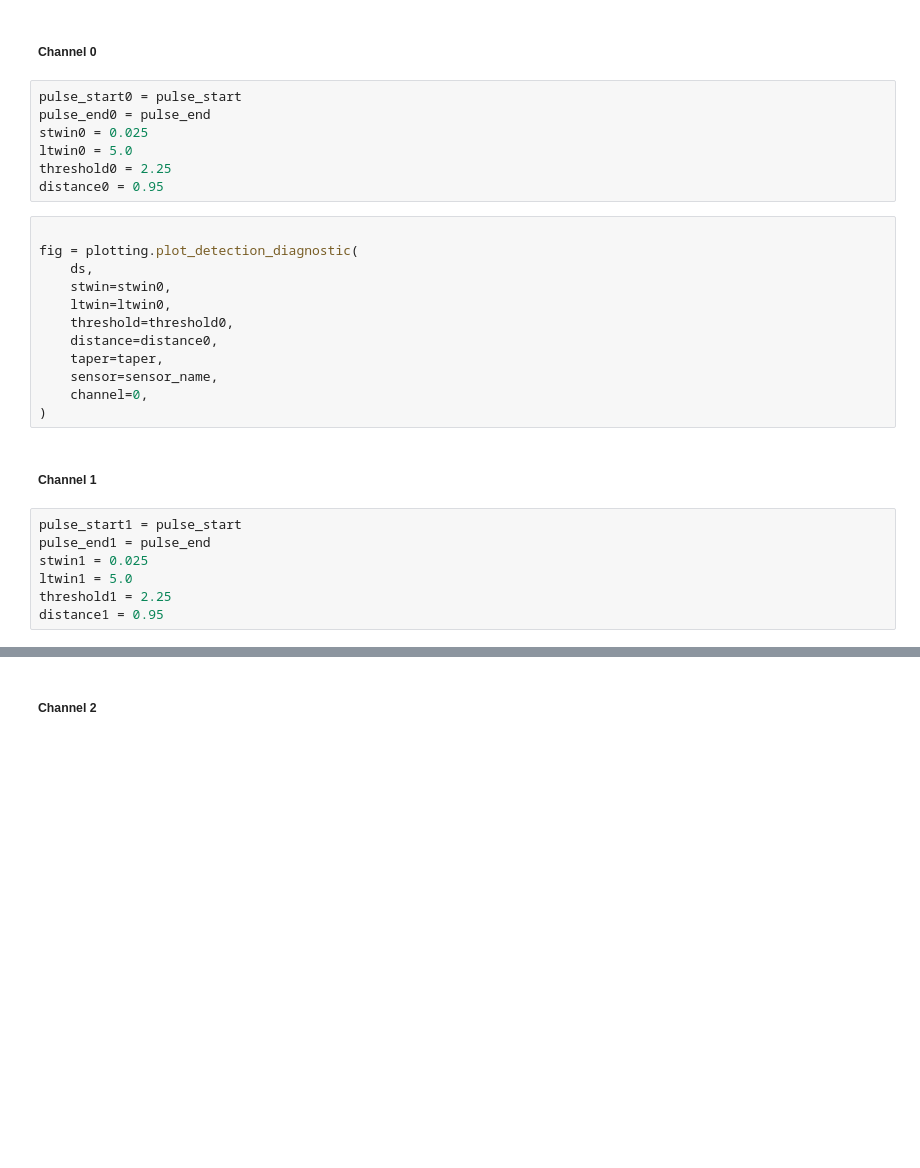
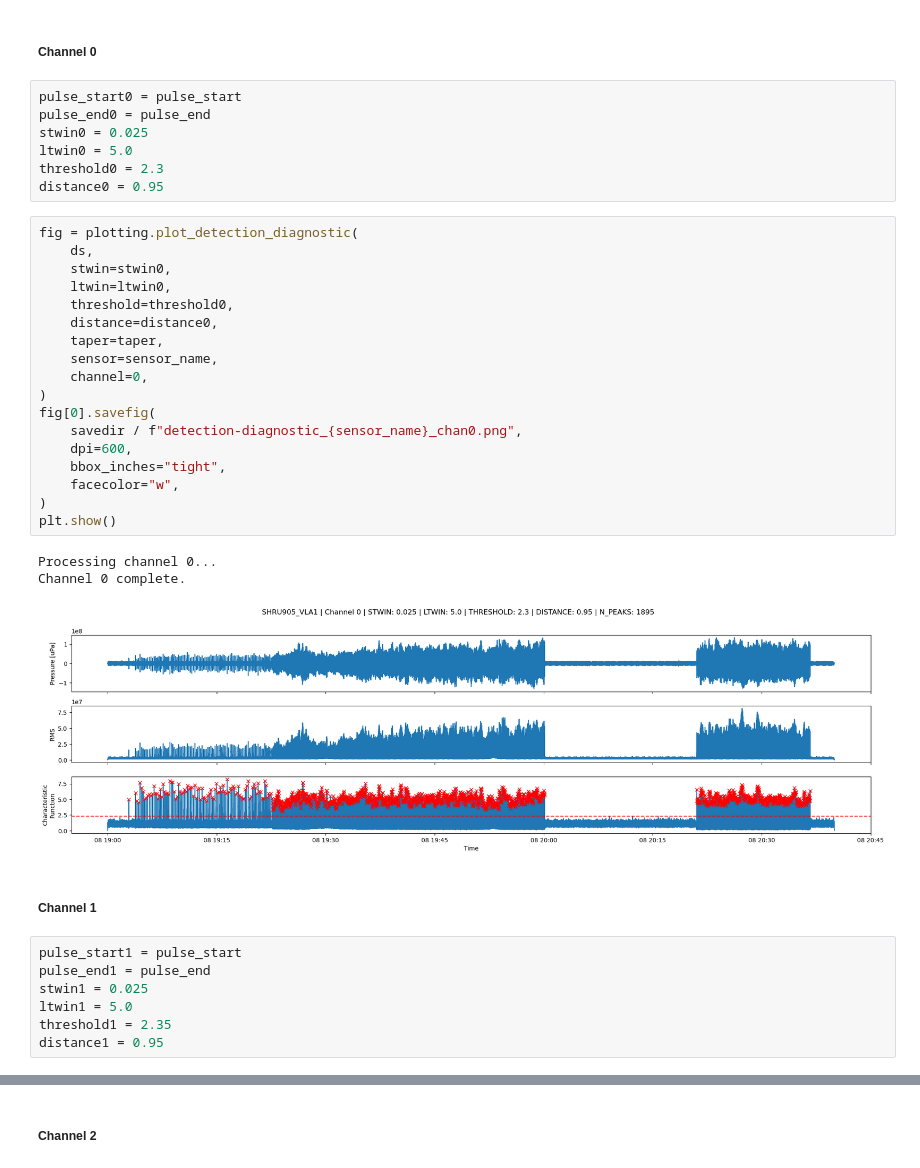
Before and after one commit to NeptuneProjects/RODEO-II_Construction-Soundscape, a Jupyter notebook: src/notebooks/detect.ipynb, the cells around one changed output, grey strips where cells are left out. Saved outputs shown, nothing was run; the diff lists cells and outputs as text; blank space fills up the shorter version.

```diff
--- a/src/notebooks/detect.ipynb
+++ b/src/notebooks/detect.ipynb
@@ -240,20 +257,30 @@ pulse_start0 = pulse_start
 pulse_end0 = pulse_end
 stwin0 = 0.025
 ltwin0 = 5.0
-threshold0 = 2.25
+threshold0 = 2.3
 distance0 = 0.95
 # %%
-
 fig = plotting.plot_detection_diagnostic(
     ds,
     stwin=stwin0,
     ltwin=ltwin0,
     threshold=threshold0,
     distance=distance0,
     taper=taper,
     sensor=sensor_name,
     channel=0,
 )
+fig[0].savefig(
+    savedir / f"detection-diagnostic_{sensor_name}_chan0.png",
+    dpi=600,
+    bbox_inches="tight",
+    facecolor="w",
+)
+plt.show()
+# %% [output]
+Processing channel 0...
+Channel 0 complete.
+[figure, added]
 # %% [markdown]
 ##### Channel 1
 # %%
@@ -261,7 +288,7 @@ pulse_start1 = pulse_start
 pulse_end1 = pulse_end
 stwin1 = 0.025
 ltwin1 = 5.0
-threshold1 = 2.25
+threshold1 = 2.35
 distance1 = 0.95
 # %%
 fig = plotting.plot_detection_diagnostic(
```
Also changed, not shown: parts of 13 cells of this notebook.
